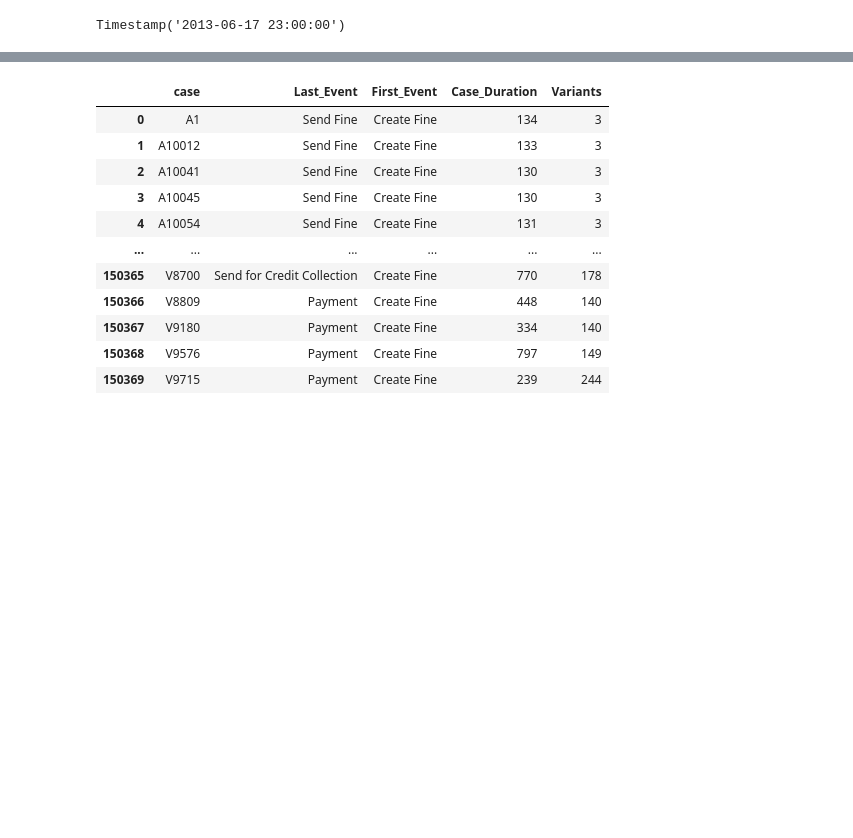
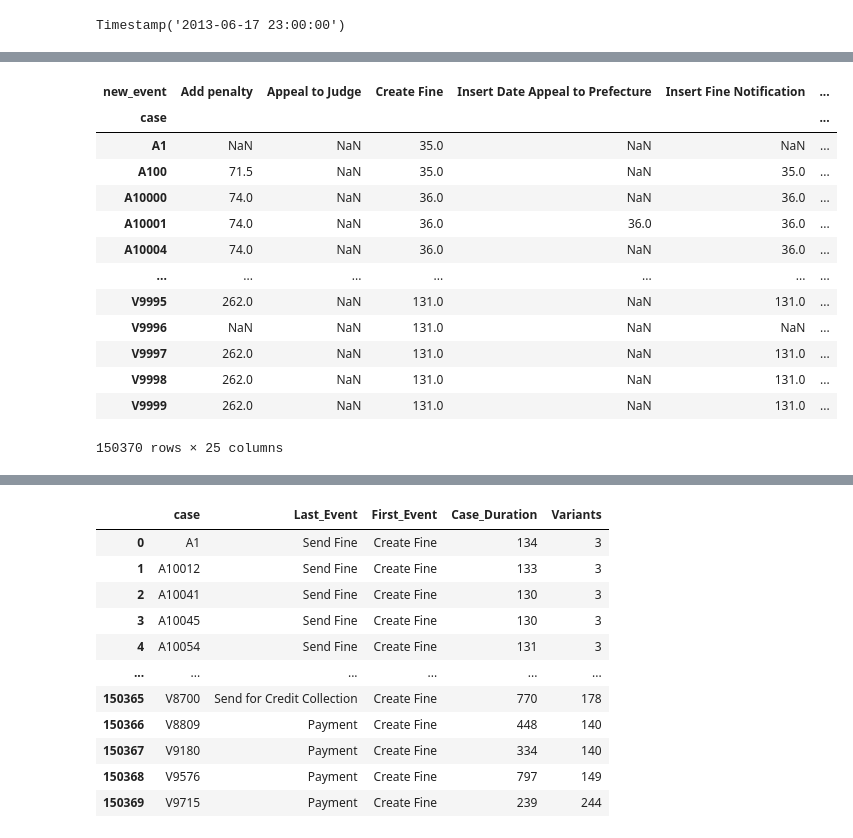
Before and after one commit to nkwachiabel/Process-Mining-Road-Traffic-Fine-Management, a Jupyter notebook: Road Traffic Fine Management.ipynb, the cells around one changed output, grey strips where cells are left out. Drawn from its saved outputs; the diff is of its cells as text; code cells hidden in the pictures; blank space fills up the shorter version.

```diff
--- a/Road Traffic Fine Management.ipynb
+++ b/Road Traffic Fine Management.ipynb
@@ -343,0 +351,19 @@ successful_appeal['Total_Amount'].sum()
+# %%
+money_matters_amount = dup_check2.copy()
+money_matters_amount = money_matters_amount.pivot(index='case',columns='new_event', values='amount')
+money_matters_amount
+# %% [output]
+| new_event | Add penalty | Appeal to Judge | Create Fine | Insert Date Appeal to Prefecture | Insert Fine Notification | ... |
+| case |  |  |  |  |  | ... |
+| A1 | NaN | NaN | 35.0 | NaN | NaN | ... |
+| A100 | 71.5 | NaN | 35.0 | NaN | 35.0 | ... |
+| A10000 | 74.0 | NaN | 36.0 | NaN | 36.0 | ... |
+| A10001 | 74.0 | NaN | 36.0 | 36.0 | 36.0 | ... |
+| A10004 | 74.0 | NaN | 36.0 | NaN | 36.0 | ... |
+| ... | ... | ... | ... | ... | ... | ... |
+| V9995 | 262.0 | NaN | 131.0 | NaN | 131.0 | ... |
+| V9996 | NaN | NaN | 131.0 | NaN | NaN | ... |
+| V9997 | 262.0 | NaN | 131.0 | NaN | 131.0 | ... |
+| V9998 | 262.0 | NaN | 131.0 | NaN | 131.0 | ... |
+| V9999 | 262.0 | NaN | 131.0 | NaN | 131.0 | ... |
+150370 rows × 25 columns
```
Also changed, not shown: parts of 43 cells of this notebook.
